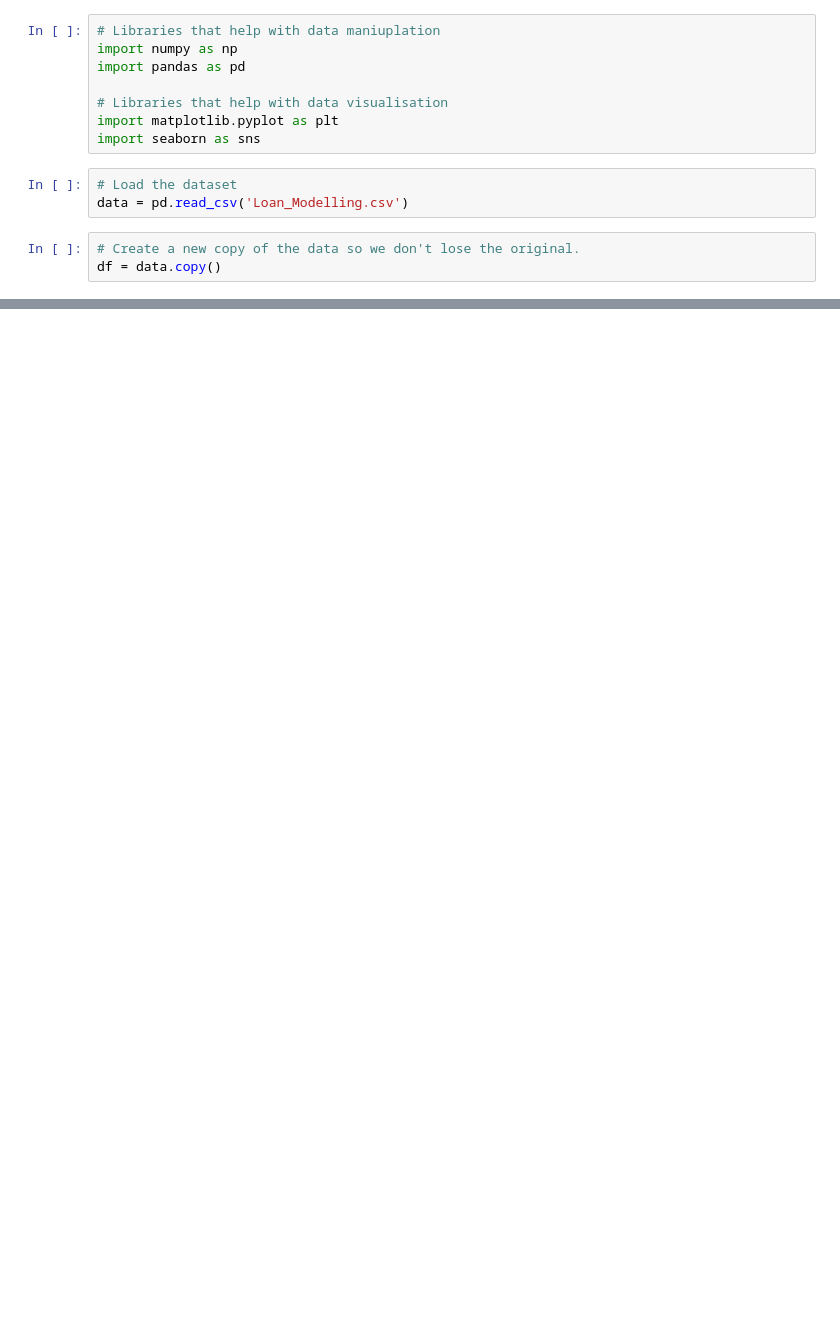
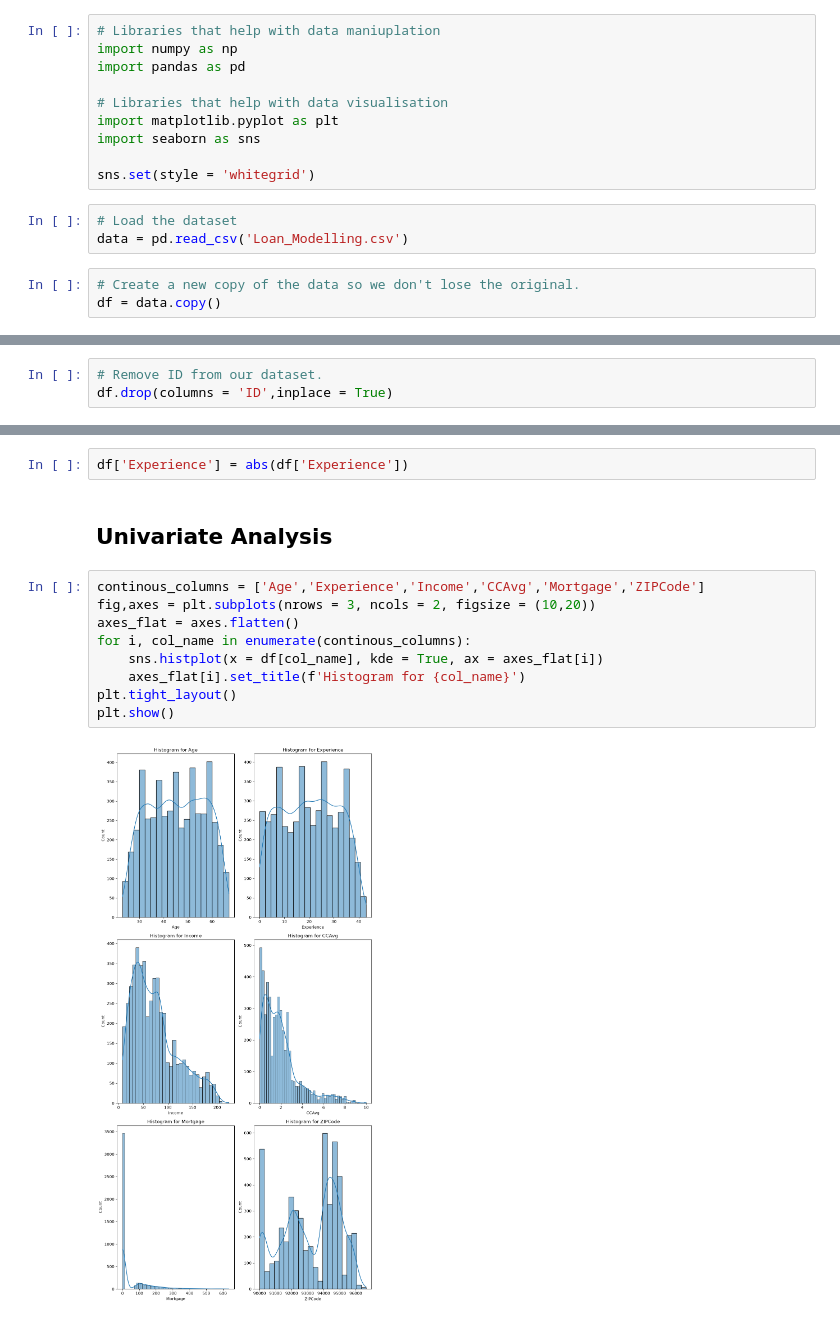
Before and after one commit to yajvashee/EDA, a Jupyter notebook: assessment/customer_beahviour_model_for_loan_targeting.ipynb, the cells around one changed output, grey strips where cells are left out. Saved outputs shown, nothing was run; the diff lists cells and outputs as text; blank space fills up the shorter version.

```diff
--- a/assessment/customer_beahviour_model_for_loan_targeting.ipynb
+++ b/assessment/customer_beahviour_model_for_loan_targeting.ipynb
@@ -49,6 +49,8 @@ import pandas as pd
 # Libraries that help with data visualisation
 import matplotlib.pyplot as plt
 import seaborn as sns
+
+sns.set(style = 'whitegrid')
 # %%
 # Load the dataset
 data = pd.read_csv('Loan_Modelling.csv')
@@ -75,0 +137,3 @@ df.shape
+# %%
+# Remove ID from our dataset.
+df.drop(columns = 'ID',inplace = True)
@@ -75,0 +183,15 @@ df.shape
+# %%
+df['Experience'] = abs(df['Experience'])
+# %% [markdown]
+## Univariate Analysis
+# %%
+continous_columns = ['Age','Experience','Income','CCAvg','Mortgage','ZIPCode']
+fig,axes = plt.subplots(nrows = 3, ncols = 2, figsize = (10,20))
+axes_flat = axes.flatten()
+for i, col_name in enumerate(continous_columns):
+    sns.histplot(x = df[col_name], kde = True, ax = axes_flat[i])
+    axes_flat[i].set_title(f'Histogram for {col_name}')
+plt.tight_layout()
+plt.show()
+# %% [output]
+[figure, added]
```
Also changed, not shown: parts of 18 cells of this notebook.
